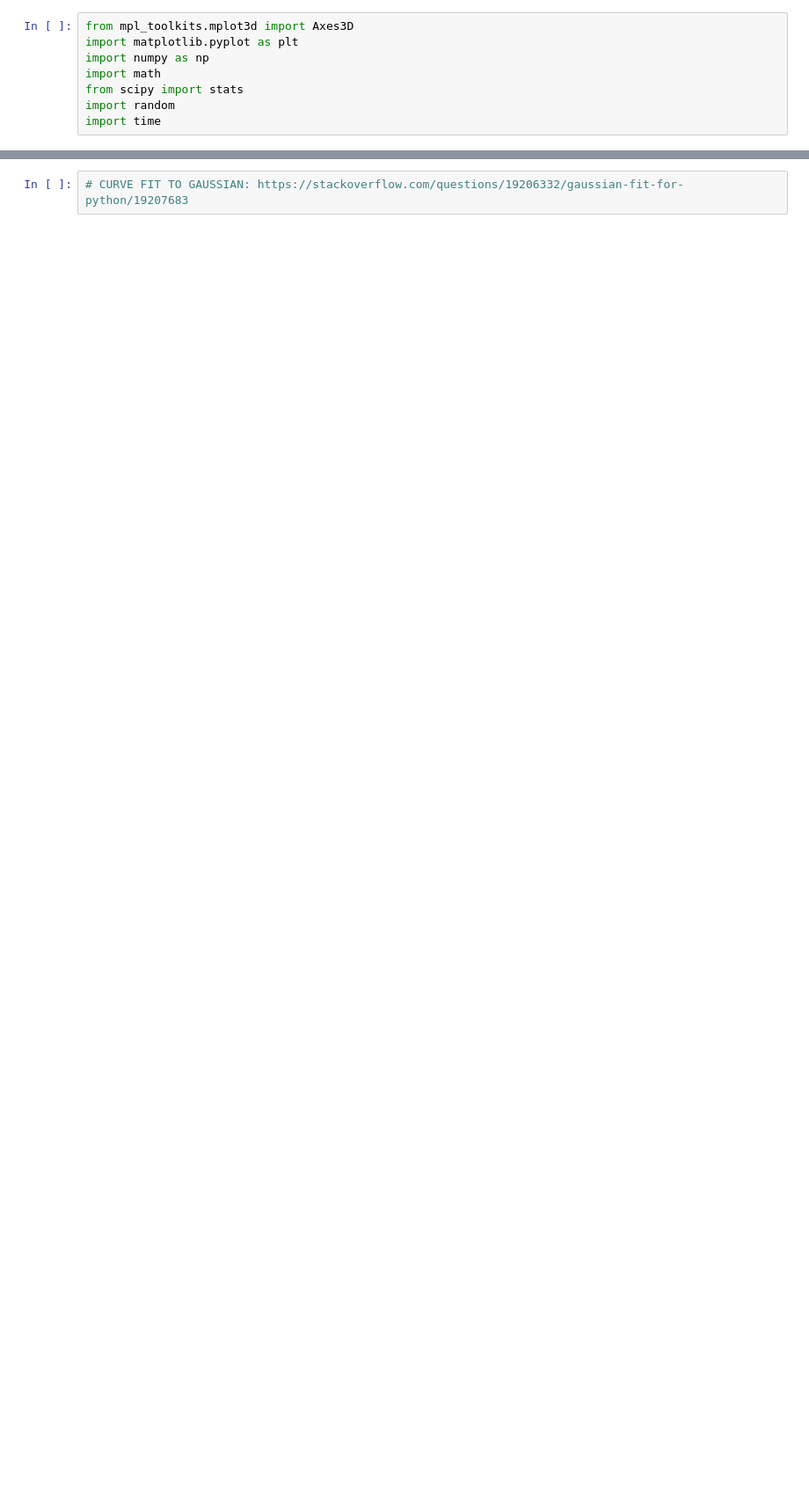
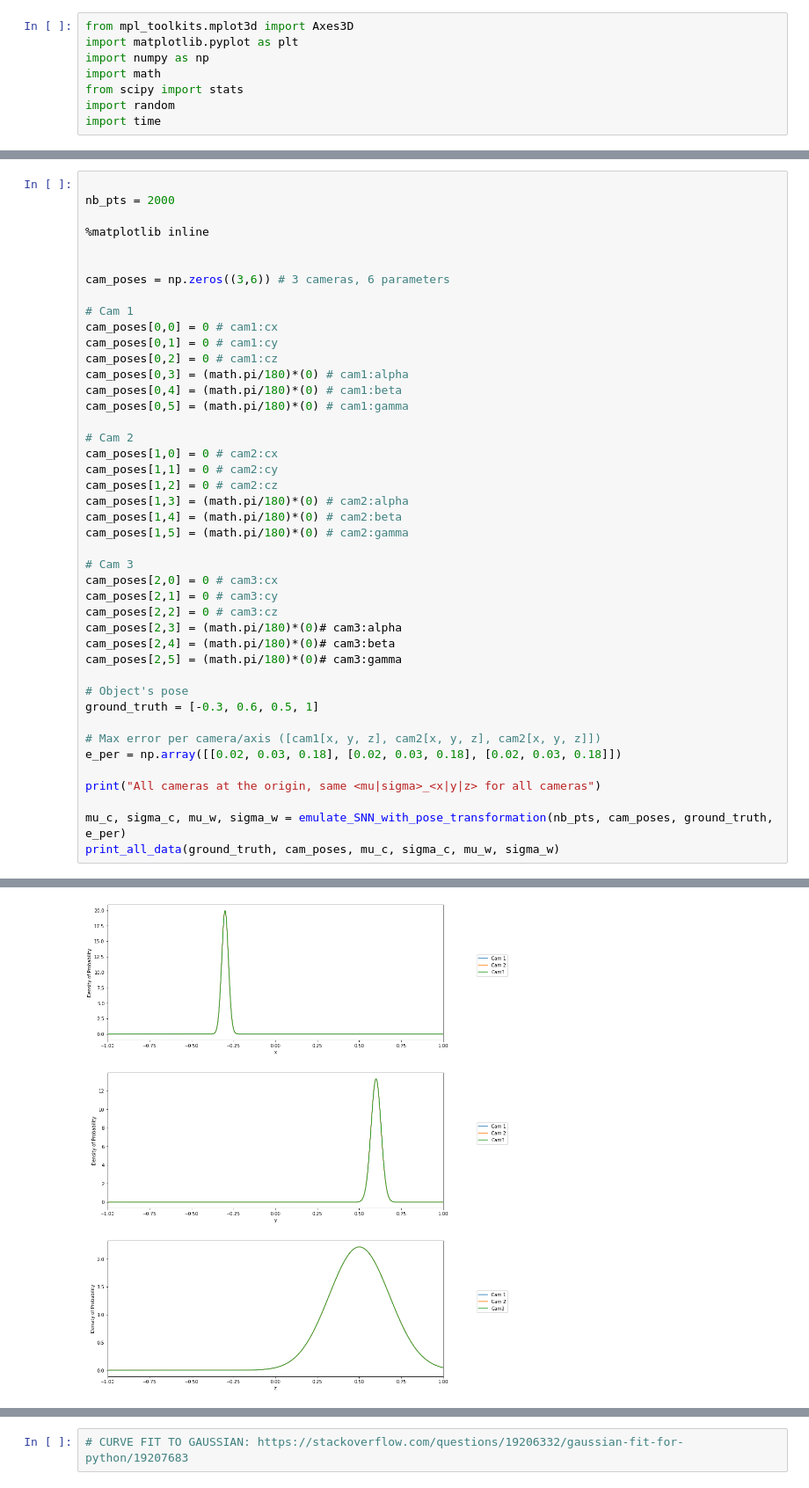
Before and after one commit to jpromerob/PoseMerge, a Jupyter notebook: Merger.ipynb, the cells around one changed output, grey strips where cells are left out. Shown at 88% size. Drawn from its saved outputs; the diff is of its cells as text; blank space fills up the shorter version.

```diff
--- a/Merger.ipynb
+++ b/Merger.ipynb
@@ -470,0 +430,44 @@ The object is likely to be located at (0.851, 0.618, 0.179)
+# %%
+
+nb_pts = 2000
+
+%matplotlib inline
+
+
+cam_poses = np.zeros((3,6)) # 3 cameras, 6 parameters
+
+# Cam 1
+cam_poses[0,0] = 0 # cam1:cx
+cam_poses[0,1] = 0 # cam1:cy
+cam_poses[0,2] = 0 # cam1:cz
+cam_poses[0,3] = (math.pi/180)*(0) # cam1:alpha
+cam_poses[0,4] = (math.pi/180)*(0) # cam1:beta
+cam_poses[0,5] = (math.pi/180)*(0) # cam1:gamma
+
+# Cam 2
+cam_poses[1,0] = 0 # cam2:cx
+cam_poses[1,1] = 0 # cam2:cy
+cam_poses[1,2] = 0 # cam2:cz
+cam_poses[1,3] = (math.pi/180)*(0) # cam2:alpha
+cam_poses[1,4] = (math.pi/180)*(0) # cam2:beta
+cam_poses[1,5] = (math.pi/180)*(0) # cam2:gamma
+
+# Cam 3
+cam_poses[2,0] = 0 # cam3:cx
+cam_poses[2,1] = 0 # cam3:cy
+cam_poses[2,2] = 0 # cam3:cz
+cam_poses[2,3] = (math.pi/180)*(0)# cam3:alpha
+cam_poses[2,4] = (math.pi/180)*(0)# cam3:beta
+cam_poses[2,5] = (math.pi/180)*(0)# cam3:gamma
+
+# Object's pose
+ground_truth = [-0.3, 0.6, 0.5, 1]
+
+# Max error per camera/axis ([cam1[x, y, z], cam2[x, y, z], cam2[x, y, z]])
+e_per = np.array([[0.02, 0.03, 0.18], [0.02, 0.03, 0.18], [0.02, 0.03, 0.18]])
+
+print("All cameras at the origin, same <mu|sigma>_<x|y|z> for all cameras")
+
+mu_c, sigma_c, mu_w, sigma_w = emulate_SNN_with_pose_transformation(nb_pts, cam_poses, ground_truth, e_per)
+print_all_data(ground_truth, cam_poses, mu_c, sigma_c, mu_w, sigma_w)
+# %% [output]
@@ -470,0 +491 @@ The object is likely to be located at (0.851, 0.618, 0.179)
+[figure, added]
```
Also changed, not shown: parts of 9 cells of this notebook.
